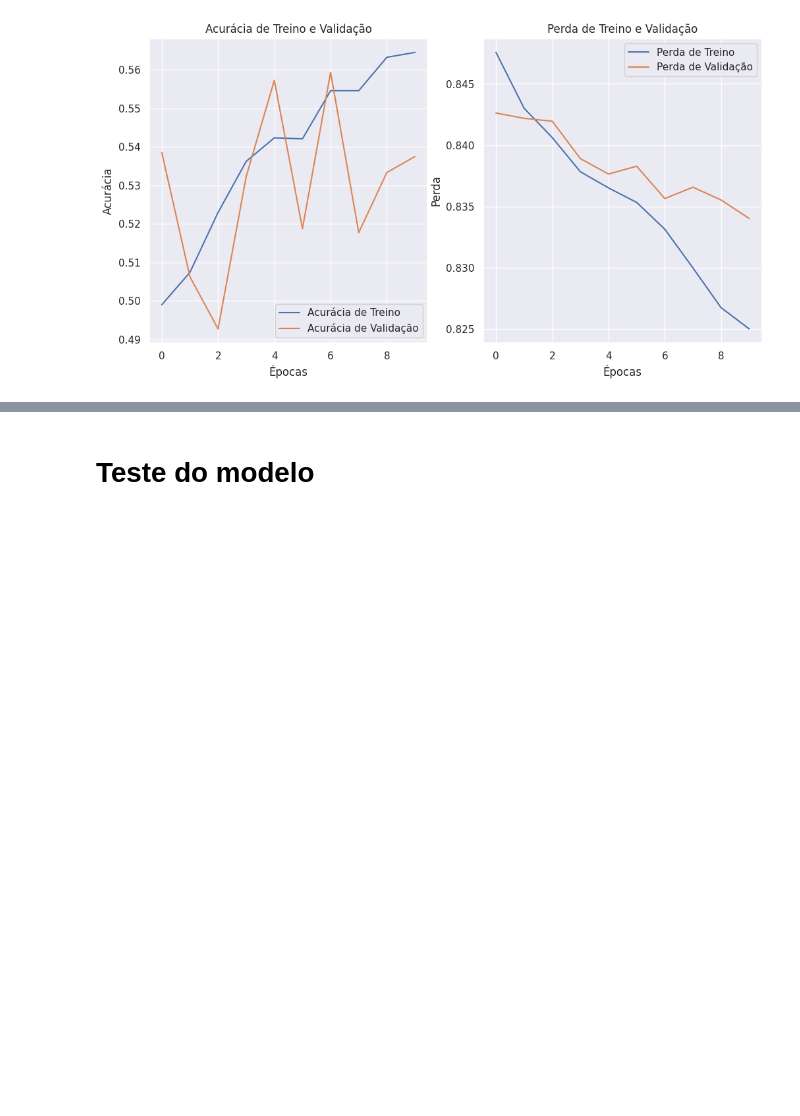
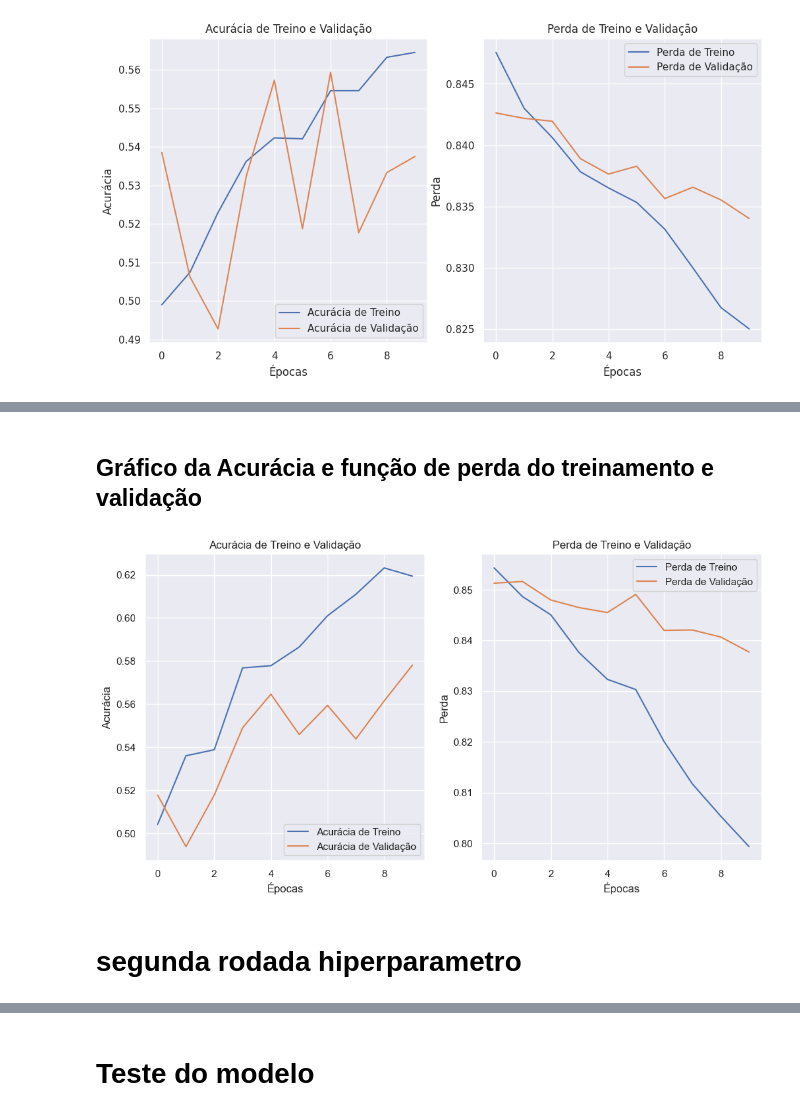
Before and after one commit to marlapmelo/classification, a Jupyter notebook: CNN_classes_por_decis.ipynb, the cells around one changed output, grey strips where cells are left out. Drawn from its saved outputs; the diff is of its cells as text; code cells hidden in the pictures; blank space fills up the shorter version.

Commit message:
Add files via upload
com imagens 224x224  e segunda rodada de hiperparametros

```diff
--- a/CNN_classes_por_decis.ipynb
+++ b/CNN_classes_por_decis.ipynb
@@ -543,8 +557,10 @@ df_alta = alta.to_csv('/content/drive/MyDrive/Colab Notebooks/image_classificati
 ## configuração dos parâmetros
 tamanho da imagem e tamanho de lote
 # %%
-IMG_HEIGHT = 72
-IMG_WIDTH = 72
+#IMG_HEIGHT = 72
+#IMG_WIDTH = 72
+IMG_HEIGHT = 224
+IMG_WIDTH = 224
 BATCH_SIZE = 32
 AUTOTUNE = tf.data.AUTOTUNE # Otimização automática do TensorFlow
 # %% [markdown]
@@ -562,3 +582,7 @@ data_image = '/content/drive/MyDrive/deapdb/j20/F22/'
+# %%
+data_train_baixa_image = r"C:\Users\Administrador\Documents\image-classification-project\data\posterizado\dataset_j20\F22\train\baixa"
+data_train_alta_image = r"C:\Users\Administrador\Documents\image-classification-project\data\posterizado\dataset_j20\F22\train\alta"
+data_image = r"C:\Users\Administrador\Documents\image-classification-project\data\posterizado\dataset_j20\F22"
 # %% [markdown]
 ## carrega os arquivos csv
 divisão das amostras em classe baixa e alta pelo ponto de corte baseado em decis
@@ -1922,0 +2044,39 @@ plt.show()
+# %% [markdown]
+## Gráfico da Acurácia e função de perda do treinamento e validação
+# %%
+# Extrai os dados do objeto history
+acc = history_224.history['accuracy']
+val_acc = history_224.history['val_accuracy']
+loss = history_224.history['loss']
+val_loss = history_224.history['val_loss']
+
+# Cria uma lista de épocas para o eixo X
+epochs_range = range(len(acc))
+
+# Cria uma figura com dois subplots (um para acurácia, outro para perda)
+plt.figure(figsize=(12, 6))
+
+# Subplot 1: Gráfico da Acurácia
+plt.subplot(1, 2, 1)
+plt.plot(epochs_range, acc, label='Acurácia de Treino')
+plt.plot(epochs_range, val_acc, label='Acurácia de Validação')
+plt.legend(loc='lower right')
+plt.title('Acurácia de Treino e Validação')
+plt.xlabel('Épocas')
+plt.ylabel('Acurácia')
+
+# Subplot 2: Gráfico da Perda (Loss)
+plt.subplot(1, 2, 2)
+plt.plot(epochs_range, loss, label='Perda de Treino')
+plt.plot(epochs_range, val_loss, label='Perda de Validação')
+plt.legend(loc='upper right')
+plt.title('Perda de Treino e Validação')
+plt.xlabel('Épocas')
+plt.ylabel('Perda')
+
+# Mostra os gráficos
+plt.show()
+# %% [output]
+[figure, added]
+# %% [markdown]
+# segunda rodada hiperparametro
```
Also changed, not shown: parts of 31 cells of this notebook.
